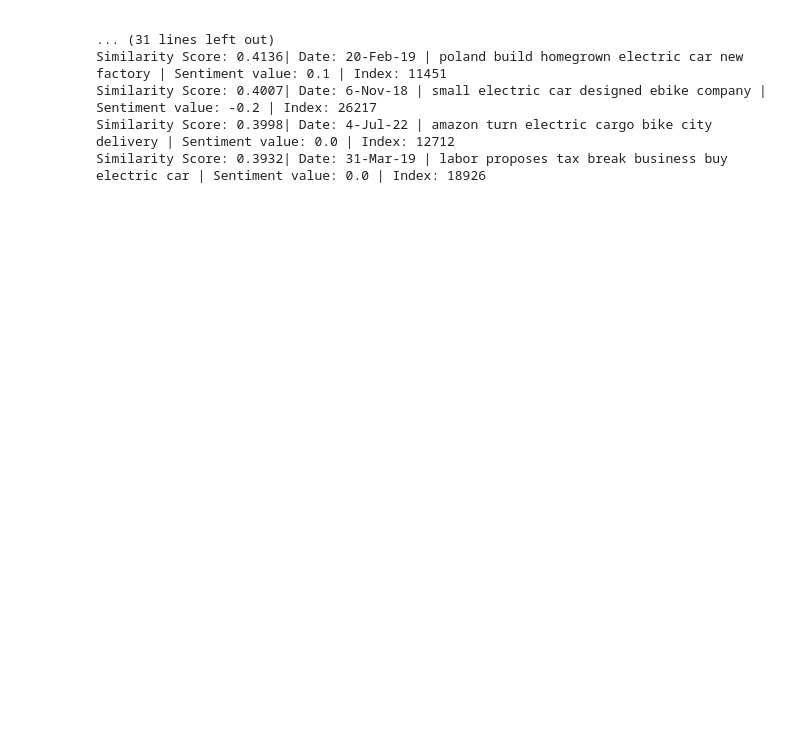
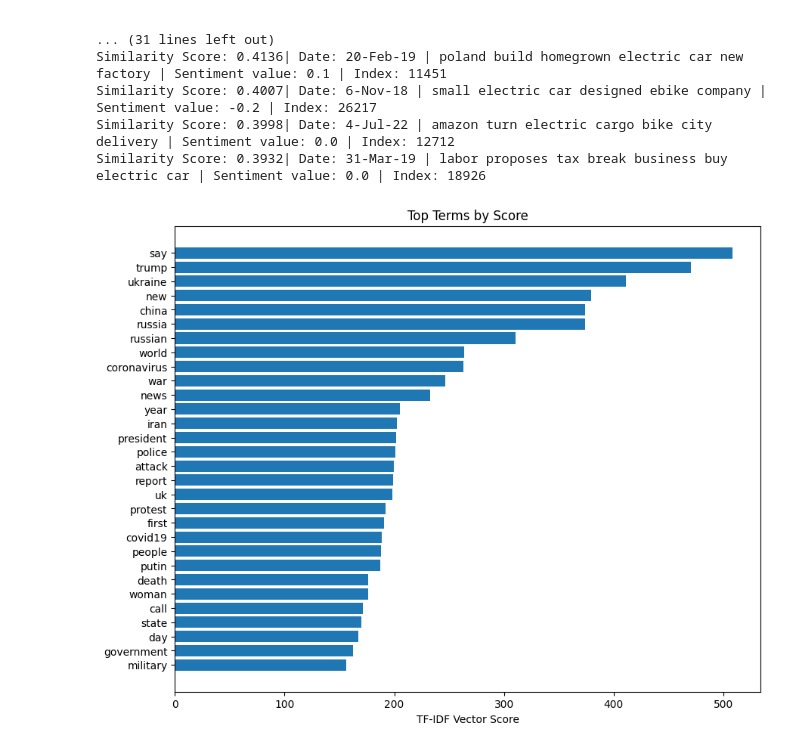
Before and after one commit to Vincent-G-Van/cmpe-256-project, a Jupyter notebook: tdidf_vectorizer.ipynb, the cells around one changed output. Saved outputs shown, nothing was run; the diff lists cells and outputs as text; code cells hidden in the pictures; blank space fills up the shorter version.

Commit message:
tdidf plots added

```diff
--- a/tdidf_vectorizer.ipynb
+++ b/tdidf_vectorizer.ipynb
@@ -91,0 +97,18 @@ Similarity Score: 0.3932| Date: 31-Mar-19 | labor proposes tax break business bu
+# %%
+# get names from vector
+names = vectorizer.get_feature_names_out()
+# get sum of score for the terms
+# the score indicates the importances in the document
+sums = np.asarray(mtx.sum(axis=0)).flatten()
+tops = np.argsort(sums)[-30:]
+terms    = [names[i] for i in tops]
+scores   = [sums[i]  for i in tops]
+
+# plot the bar graph
+plt.figure(figsize=(10, 8))
+plt.barh(terms, scores)
+plt.xlabel('TF-IDF Vector Score')
+plt.title('Top Terms by Score')
+plt.show()
+# %% [output]
+[figure, added]
```
Also changed, not shown: parts of 3 cells of this notebook.
